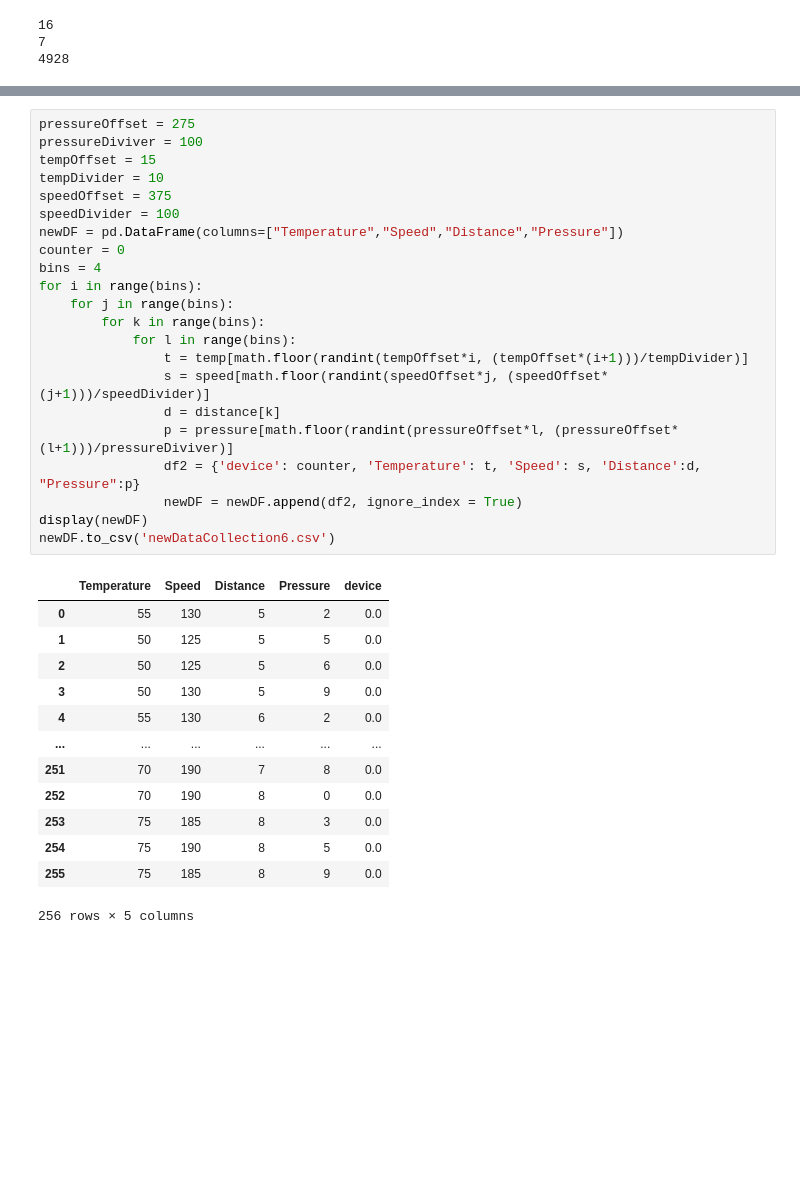
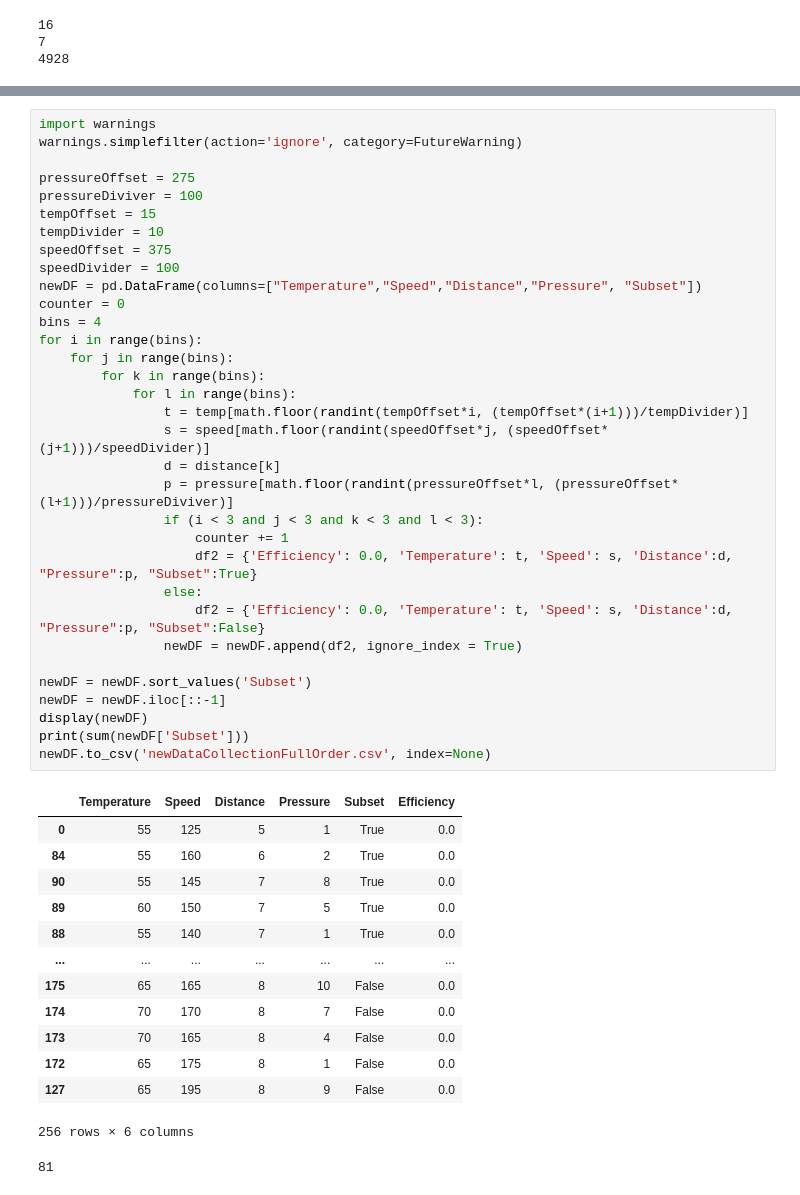
Before and after one commit to Data-Driven-Materials-Science/solarCells, a Jupyter notebook: DataGeneration/newDataBuilding.ipynb, the cells around one changed output, grey strips where cells are left out. Cells and saved outputs as stored; diff of their text form; blank space fills up the shorter version.

Commit message:
Backing up prior to new Data

```diff
--- a/DataGeneration/newDataBuilding.ipynb
+++ b/DataGeneration/newDataBuilding.ipynb
@@ -90,37 +87,49 @@ for i in range(100):
 12
 # %%
+import warnings
+warnings.simplefilter(action='ignore', category=FutureWarning)
+
 pressureOffset = 275
 pressureDiviver = 100
 tempOffset = 15
 tempDivider = 10
 speedOffset = 375
 speedDivider = 100
-newDF = pd.DataFrame(columns=["Temperature","Speed","Distance","Pressure"])
+newDF = pd.DataFrame(columns=["Temperature","Speed","Distance","Pressure", "Subset"])
 counter = 0
 bins = 4
 for i in range(bins):
     for j in range(bins):
         for k in range(bins):
             for l in range(bins):
                 t = temp[math.floor(randint(tempOffset*i, (tempOffset*(i+1)))/tempDivider)]
                 s = speed[math.floor(randint(speedOffset*j, (speedOffset*(j+1)))/speedDivider)]
                 d = distance[k]
                 p = pressure[math.floor(randint(pressureOffset*l, (pressureOffset*(l+1)))/pressureDiviver)]
-                df2 = {'device': counter, 'Temperature': t, 'Speed': s, 'Distance':d, "Pressure":p}
+                if (i < 3 and j < 3 and k < 3 and l < 3):
+                    counter += 1
+                    df2 = {'Efficiency': 0.0, 'Temperature': t, 'Speed': s, 'Distance':d, "Pressure":p, "Subset":True}
+                else:
+                    df2 = {'Efficiency': 0.0, 'Temperature': t, 'Speed': s, 'Distance':d, "Pressure":p, "Subset":False}
                 newDF = newDF.append(df2, ignore_index = True)
+
+newDF = newDF.sort_values('Subset')
+newDF = newDF.iloc[::-1]
 display(newDF)
-newDF.to_csv('newDataCollection6.csv')
+print(sum(newDF['Subset']))
+newDF.to_csv('newDataCollectionFullOrder.csv', index=None)
 # %% [output]
-|  | Temperature | Speed | Distance | Pressure | device |
-| 0 | 55 | 130 | 5 | 2 | 0.0 |
-| 1 | 50 | 125 | 5 | 5 | 0.0 |
-| 2 | 50 | 125 | 5 | 6 | 0.0 |
-| 3 | 50 | 130 | 5 | 9 | 0.0 |
-| 4 | 55 | 130 | 6 | 2 | 0.0 |
-| ... | ... | ... | ... | ... | ... |
-| 251 | 70 | 190 | 7 | 8 | 0.0 |
-| 252 | 70 | 190 | 8 | 0 | 0.0 |
-| 253 | 75 | 185 | 8 | 3 | 0.0 |
-| 254 | 75 | 190 | 8 | 5 | 0.0 |
-| 255 | 75 | 185 | 8 | 9 | 0.0 |
+|  | Temperature | Speed | Distance | Pressure | Subset | Efficiency |
+| 0 | 55 | 125 | 5 | 1 | True | 0.0 |
+| 84 | 55 | 160 | 6 | 2 | True | 0.0 |
+| 90 | 55 | 145 | 7 | 8 | True | 0.0 |
+| 89 | 60 | 150 | 7 | 5 | True | 0.0 |
+| 88 | 55 | 140 | 7 | 1 | True | 0.0 |
+| ... | ... | ... | ... | ... | ... | ... |
+| 175 | 65 | 165 | 8 | 10 | False | 0.0 |
+| 174 | 70 | 170 | 8 | 7 | False | 0.0 |
+| 173 | 70 | 165 | 8 | 4 | False | 0.0 |
+| 172 | 65 | 175 | 8 | 1 | False | 0.0 |
+| 127 | 65 | 195 | 8 | 9 | False | 0.0 |
-256 rows × 5 columns
+256 rows × 6 columns
+81
```
Also changed, not shown: parts of 2 cells of this notebook, 12 other files.
